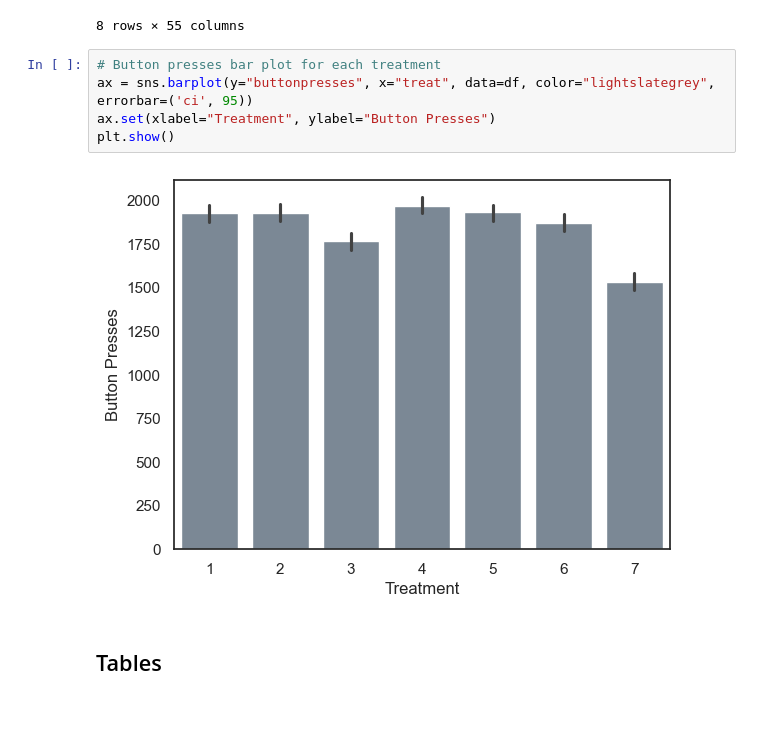
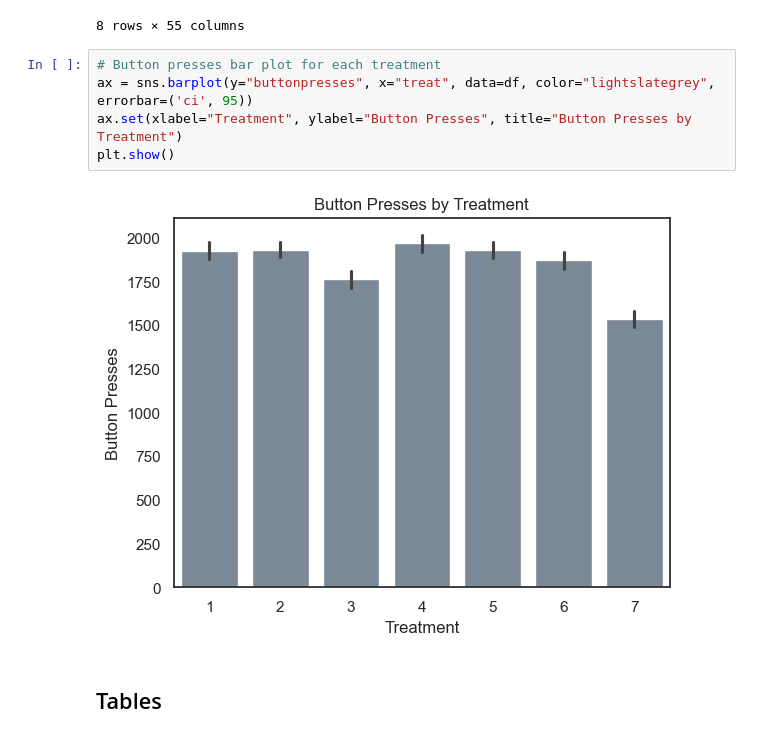
Before and after one commit to klaushajdaraj/ml-treatment-effects, a Jupyter notebook: Analytics.ipynb, the cells around one changed output. Drawn from its saved outputs; the diff is of its cells as text; blank space fills up the shorter version.

```diff
--- a/Analytics.ipynb
+++ b/Analytics.ipynb
@@ -61,10 +61,10 @@ df.describe()
 # %%
 # Button presses bar plot for each treatment
 ax = sns.barplot(y="buttonpresses", x="treat", data=df, color="lightslategrey", errorbar=('ci', 95))
-ax.set(xlabel="Treatment", ylabel="Button Presses")
+ax.set(xlabel="Treatment", ylabel="Button Presses", title="Button Presses by Treatment")
 plt.show()
 # %% [output]
-[figure, old version]
+[figure, new version]
 # %% [markdown]
 ## Tables
 # %%
```
